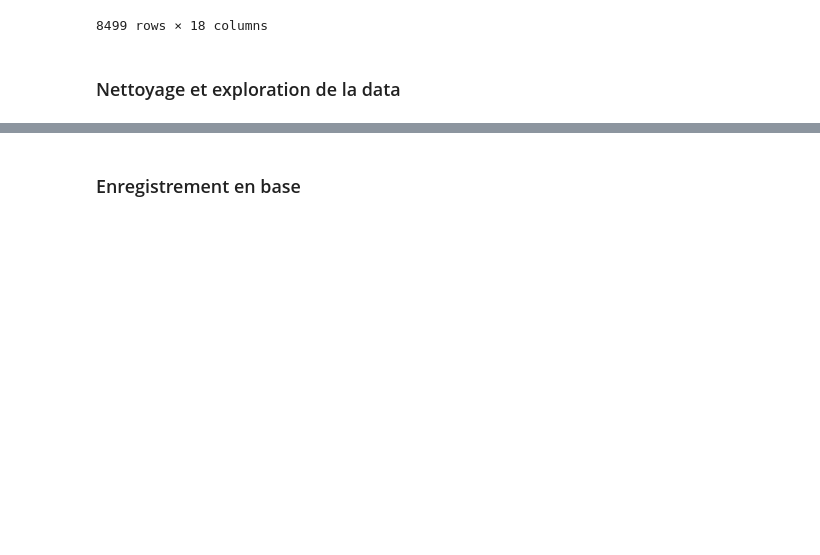
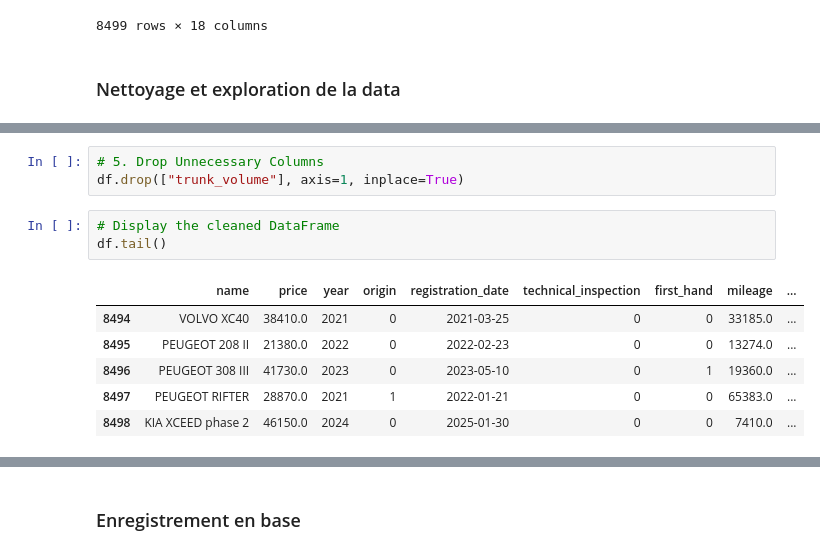
Before and after one commit to asndiallo/PricePilot, a Jupyter notebook: scrapping.ipynb, the cells around one changed output, grey strips where cells are left out. Drawn from its saved outputs; the diff is of its cells as text; blank space fills up the shorter version.

```diff
--- a/scrapping.ipynb
+++ b/scrapping.ipynb
@@ -221,3 +316,16 @@ df
+# %%
+# 5. Drop Unnecessary Columns
+df.drop(["trunk_volume"], axis=1, inplace=True)
+# %%
+# Display the cleaned DataFrame
+df.tail()
+# %% [output]
+|  | name | price | year | origin | registration_date | technical_inspection | first_hand | mileage | ... |
+| 8494 | VOLVO XC40 | 38410.0 | 2021 | 0 | 2021-03-25 | 0 | 0 | 33185.0 | ... |
+| 8495 | PEUGEOT 208 II | 21380.0 | 2022 | 0 | 2022-02-23 | 0 | 0 | 13274.0 | ... |
+| 8496 | PEUGEOT 308 III | 41730.0 | 2023 | 0 | 2023-05-10 | 0 | 1 | 19360.0 | ... |
+| 8497 | PEUGEOT RIFTER | 28870.0 | 2021 | 1 | 2022-01-21 | 0 | 0 | 65383.0 | ... |
+| 8498 | KIA XCEED phase 2 | 46150.0 | 2024 | 0 | 2025-01-30 | 0 | 0 | 7410.0 | ... |
 # %%
 df.info()
 # %% [output]
```
Also changed, not shown: parts of 9 cells of this notebook.
